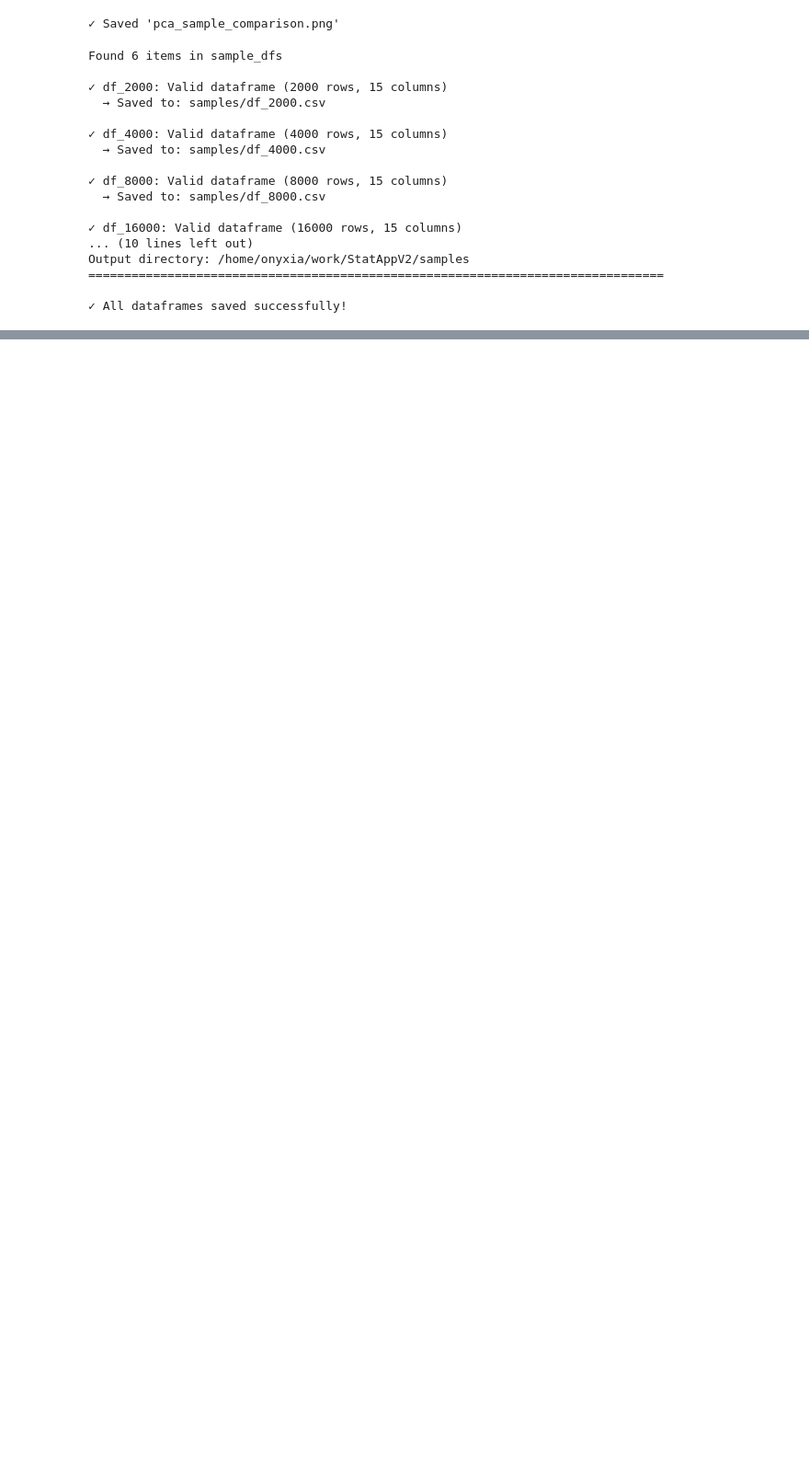
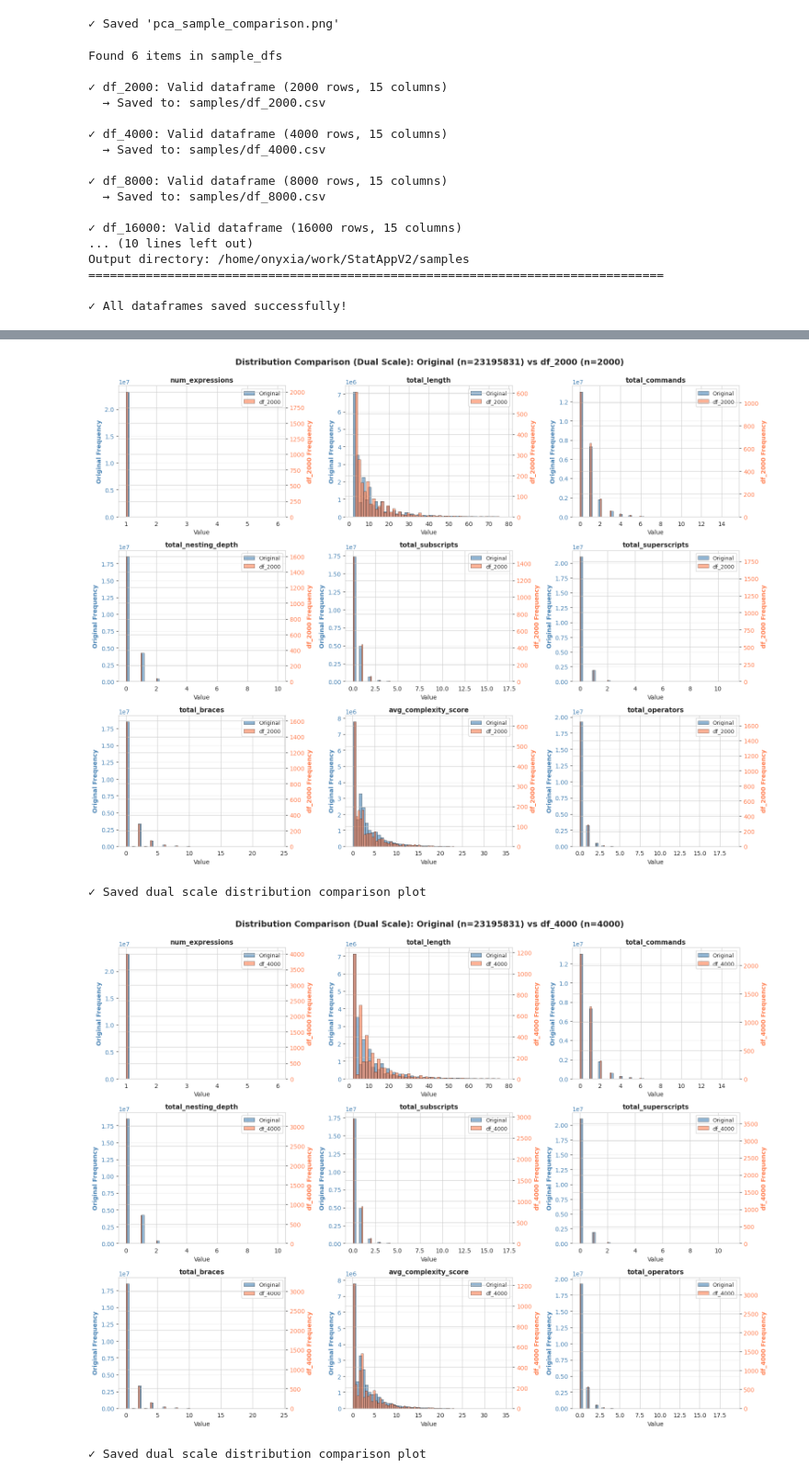
Before and after one commit to isabellafonsecan/StatAppV2, a Jupyter notebook: methodologie.ipynb, the cells around one changed output, grey strips where cells are left out. Shown at 92% size. Cells and saved outputs as stored; diff of their text form; code cells hidden in the pictures; blank space fills up the shorter version.

```diff
--- a/methodologie.ipynb
+++ b/methodologie.ipynb
@@ -935,0 +947,68 @@ Output directory: /home/onyxia/work/StatAppV2/samples
+# %%
+df_2000 = sample_dfs['df_2000']
+df_4000 = sample_dfs['df_4000']
+df_8000 = sample_dfs['df_8000']
+df_16000 = sample_dfs['df_16000']
+df_32000 = sample_dfs['df_32000']
+df_64000 = sample_dfs['df_64000']
+# %%
+def plot_latex_distributions_comparison_dual_scale(df1, df2, df1_name='DF1', df2_name='DF2', figsize=(16, 12)):
+    """
+    Plot distributions with dual y-axes (separate scales for each dataframe).
+    """
+
+    latex_cols = [col for col in df1.columns if col.startswith('latex_')]
+
+    if not latex_cols:
+        print("No LaTeX columns found!")
+        return
+
+    fig, axes = plt.subplots(3, 3, figsize=figsize)
+    axes = axes.flatten()
+
+    for idx, col in enumerate(latex_cols):
+        ax1 = axes[idx]
+        ax2 = ax1.twinx()  # Create second y-axis
+
+        col_clean = col.replace('latex_', '')
+
+        # Get data
+        data1 = df1[col].dropna()
+        data2 = df2[col].dropna()
+
+        # Plot on separate axes with different scales
+        ax1.hist(data1, bins=50, alpha=0.6, label=df1_name, color='steelblue', edgecolor='black', linewidth=0.5)
+        ax2.hist(data2, bins=50, alpha=0.6, label=df2_name, color='coral', edgecolor='black', linewidth=0.5)
+
+        # Formatting
+        ax1.set_title(f'{col_clean}', fontsize=11, fontweight='bold')
+        ax1.set_xlabel('Value')
+        ax1.set_ylabel(f'{df1_name} Frequency', color='steelblue', fontweight='bold')
+        ax2.set_ylabel(f'{df2_name} Frequency', color='coral', fontweight='bold')
+
+        ax1.tick_params(axis='y', labelcolor='steelblue')
+        ax2.tick_params(axis='y', labelcolor='coral')
+
+        ax1.grid(True, alpha=0.3, axis='y')
+
+        # Combined legend
+        lines1, labels1 = ax1.get_legend_handles_labels()
+        lines2, labels2 = ax2.get_legend_handles_labels()
+        ax1.legend(lines1 + lines2, labels1 + labels2, loc='upper right', fontsize=9)
+
+    plt.suptitle(f'Distribution Comparison (Dual Scale): {df1_name} (n={len(df1)}) vs {df2_name} (n={len(df2)})',
+                 fontsize=14, fontweight='bold', y=0.995)
+    plt.tight_layout()
+    plt.savefig(f'distribution_dual_scale_{df1_name}_vs_{df2_name}.png', dpi=300, bbox_inches='tight')
+    plt.show()
+
+    print(f"✓ Saved dual scale distribution comparison plot")
+
+# Usage
+plot_latex_distributions_comparison_dual_scale(df, df_2000, df1_name='Original', df2_name='df_2000')
+plot_latex_distributions_comparison_dual_scale(df, df_4000, df1_name='Original', df2_name='df_4000')
+# %% [output]
+[figure, added]
+✓ Saved dual scale distribution comparison plot
+[figure, added]
+✓ Saved dual scale distribution comparison plot
```
Also changed, not shown: parts of 1 cell of this notebook, 14 other files.
